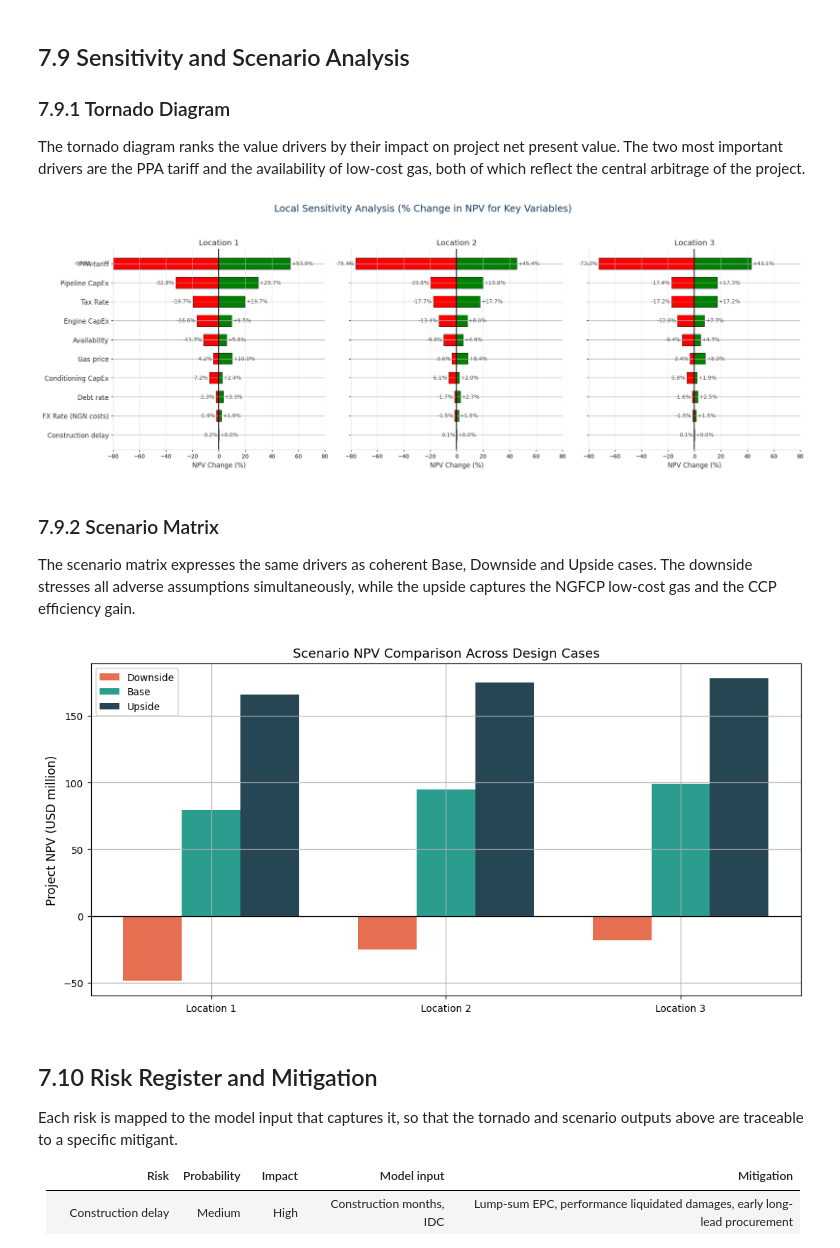
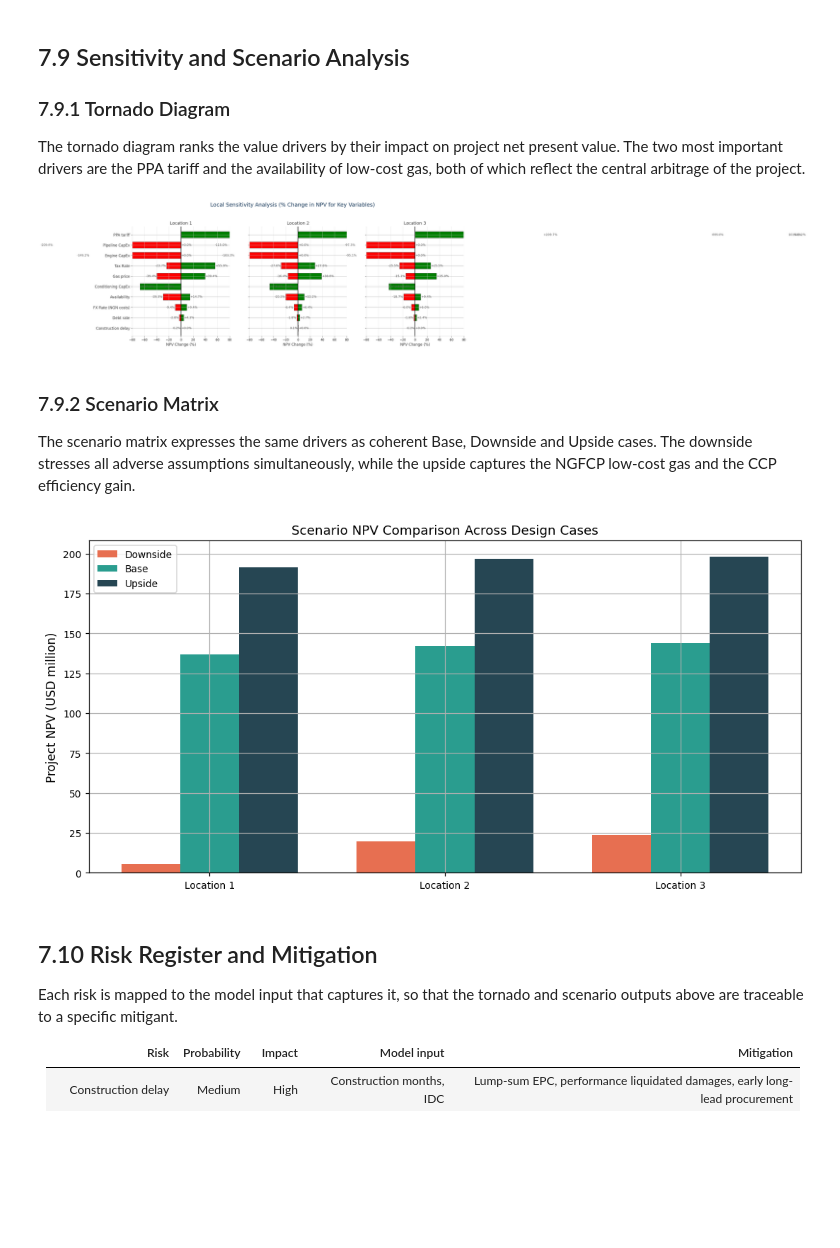
Before and after one commit to Husayn01/SPE-Africa-Energython-2026, a Jupyter notebook: notebooks/07_Financial_Modeling_and_Investment_Analysis.ipynb, the cells around one changed output. Cells and saved outputs as stored; diff of their text form; code cells hidden in the pictures; blank space fills up the shorter version.

```diff
--- a/notebooks/07_Financial_Modeling_and_Investment_Analysis.ipynb
+++ b/notebooks/07_Financial_Modeling_and_Investment_Analysis.ipynb
@@ -121,16 +128,16 @@ RAMP = [0.40, 0.70] + [1.00] * (OPERATING_YEARS - 2)
 AVAILABILITY = 0.94
 
 # ---- Prices ----
-PPA_TARIFF_USD_PER_KWH = 0.28
+PPA_TARIFF_USD_PER_KWH = 0.14
 GAS_PRICE_USD_PER_MMBTU = 2.18
 FX_NGN_PER_USD = 1350.0
 
 # ---- CapEx unit costs ----
 DC_CAPEX_USD_PER_MW = 10.0e6
-ENGINE_CAPEX_USD_PER_KW = 1500.0
-BESS_CAPEX_USD_PER_MW = 0.5e6
-GAS_CONDITIONING_CAPEX_USD = 8.0e6
-PIPELINE_CAPEX_USD_PER_KM = 1.50e6
+ENGINE_CAPEX_USD_PER_KW = 1200.0
+BESS_CAPEX_USD_PER_MW = 0.3e6
+GAS_CONDITIONING_CAPEX_USD = 4.5e6
+PIPELINE_CAPEX_USD_PER_KM = 1.0e6
 BOP_DEVELOPMENT_PCT = 0.15
 LAND_USD_PER_SQKM = 0.30e6
 
@@ -143,7 +150,7 @@ GNA_COMMUNITY_USD = 1.0e6
 NERC_NGFCP_REG_FEES_USD = 0.25e6
 
 # ---- Financing and tax ----
-DEBT_FRACTION = 0.65
+DEBT_FRACTION = 0.70
 DEBT_RATE = 0.09
 TAX_RATE = 0.30
 CAPITAL_ALLOWANCE_RATE = 0.20
@@ -154,9 +161,9 @@ TARGET_LLCR = 1.40
 
 # ---- Design cases ----
 design_cases = {
-    "Location 1": {"pipeline_km": 49.4, "pipeline_road_km": 72.5, "haulage_km": 50.7, "land_sqkm": 0.75},
-    "Location 2": {"pipeline_km": 39.2, "pipeline_road_km": 54.3, "haulage_km": 38.8, "land_sqkm": 0.75},
-    "Location 3": {"pipeline_km": 36.0, "pipeline_road_km": 73.4, "haulage_km": 19.6, "land_sqkm": 1.50},
+    "Location 1": {"pipeline_km": 29.64, "pipeline_road_km": 72.5, "haulage_km": 50.7, "land_sqkm": 0.75},
+    "Location 2": {"pipeline_km": 23.52, "pipeline_road_km": 54.3, "haulage_km": 38.8, "land_sqkm": 0.75},
+    "Location 3": {"pipeline_km": 21.60, "pipeline_road_km": 73.4, "haulage_km": 19.6, "land_sqkm": 1.50},
 }
 
 # ---- Derived fuel and energy quantities ----
@@ -669,10 +676,9 @@ for i, (loc, site) in enumerate(design_cases.items()):
 
     ax.set_xlim(-80, 80)
 
-plt.tight_layout()
 plt.show()
 # %% [output]
-[figure, old version]
+[figure, new version]
 # %% [markdown]
 ### 7.9.2 Scenario Matrix
 
@@ -681,42 +687,42 @@ The scenario matrix expresses the same drivers as coherent Base, Downside and Up
 scenarios = {
     "Downside": dict(ppa_tariff=0.20, gas_price=2.68, pipeline_cost_per_km=2.00e6,
                      engine_cost_per_kw=2000.0, availability=0.90, construction_months=24),
-    "Base": dict(ppa_tariff=0.28, gas_price=2.18, pipeline_cost_per_km=1.50e6,
-                 engine_cost_per_kw=1500.0, availability=0.94, construction_months=18),
+    "Base": dict(ppa_tariff=0.28, gas_price=2.18, pipeline_cost_per_km=1.0e6,
+                 engine_cost_per_kw=1200.0, availability=0.94, construction_months=18),
     "Upside": dict(ppa_tariff=0.33, gas_price=1.00, pipeline_cost_per_km=1.00e6,
                    engine_cost_per_kw=1200.0, availability=0.96, construction_months=18),
 }
 
 scenario_rows = []
 for loc, site in design_cases.items():
     for label, kw in scenarios.items():
         r = build_model(site, scope="energy", **kw)
         scenario_rows.append({
             "Location": loc,
             "Scenario": label,
             "Project NPV ($m)": r["project_npv"] / 1e6,
         })
 scenario_df = pd.DataFrame(scenario_rows)
 
 fig, ax = plt.subplots(figsize=(10, 5))
 x = np.arange(len(design_cases))
 width = 0.25
 colors = {"Downside": "#e76f51", "Base": "#2a9d8f", "Upside": "#264653"}
 
 for i, (label, color) in enumerate(colors.items()):
     vals = scenario_df[scenario_df["Scenario"] == label]["Project NPV ($m)"].values
     ax.bar(x + (i-1)*width, vals, width, label=label, color=color)
 
 ax.set_xticks(x)
 ax.set_xticklabels(design_cases.keys())
 ax.set_ylabel("Project NPV (USD million)")
 ax.set_title("Scenario NPV Comparison Across Design Cases")
 ax.axhline(0, color="black", linewidth=0.8)
 ax.legend()
 plt.tight_layout()
 plt.show()
 # %% [output]
-[figure, old version]
+[figure, new version]
 # %% [markdown]
 ## 7.10 Risk Register and Mitigation
 
```
Also changed, not shown: parts of 16 cells of this notebook.
